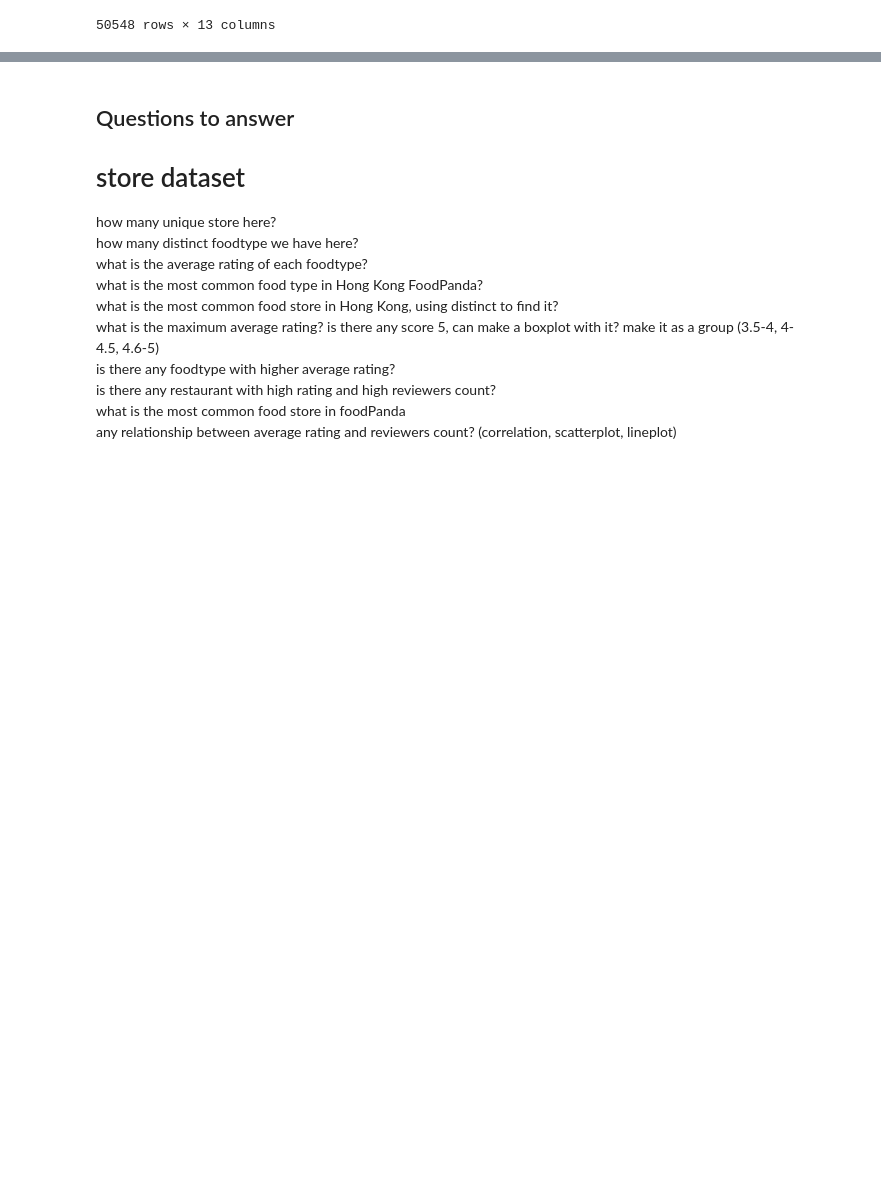
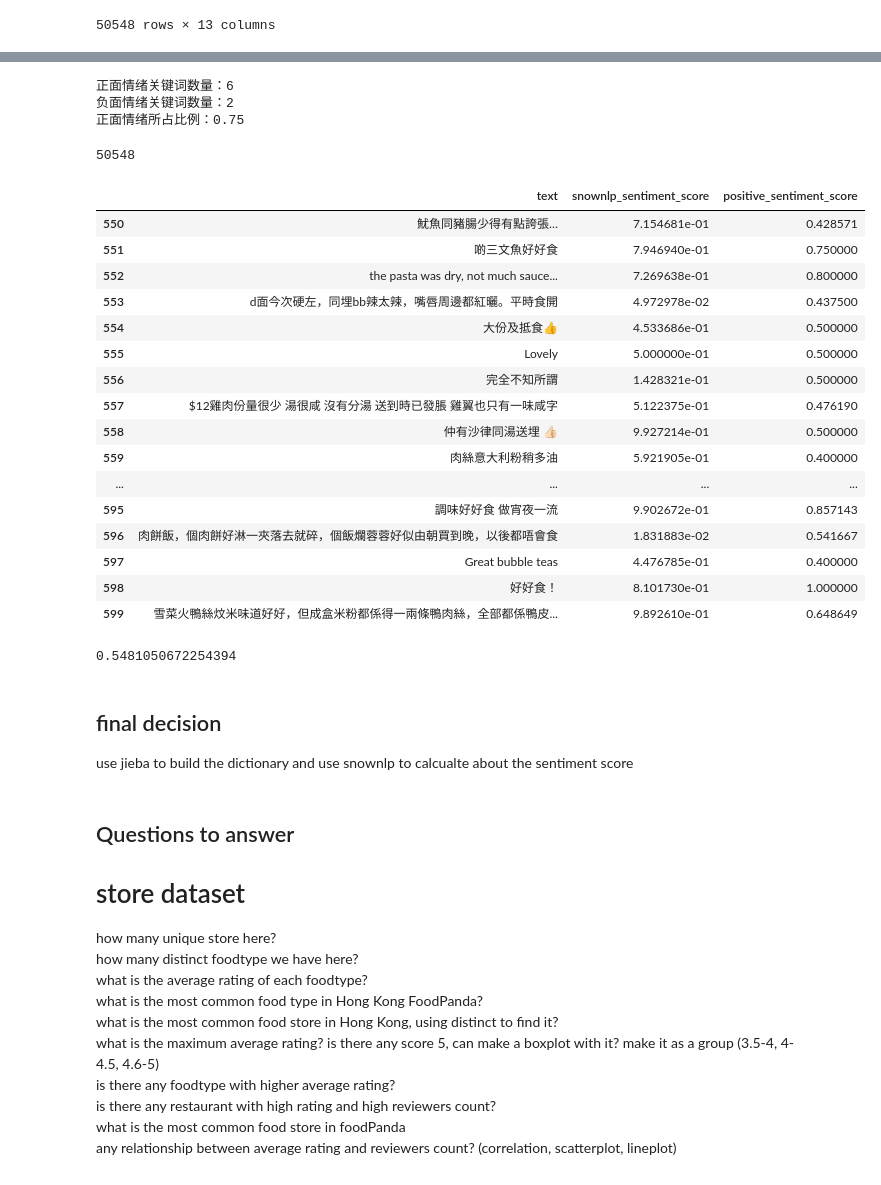
Before and after one commit to Marco-yeung/PersonalProjects, a Jupyter notebook: Python Project/foodpanda/Script 1 - foodpanda.ipynb, the cells around one changed output, grey strips where cells are left out. Drawn from its saved outputs; the diff is of its cells as text; code cells hidden in the pictures; blank space fills up the shorter version.

```diff
--- a/Python Project/foodpanda/Script 1 - foodpanda.ipynb
+++ b/Python Project/foodpanda/Script 1 - foodpanda.ipynb
@@ -188,0 +204,7 @@ reviews["sentiment"] = reviews.text.apply(get_sentiment_cn)
+# %%
+
+# analysis_words = [(word.word, word.flag) for word in seg.cut(text)]
+# analysis_words
+
+keywords_selected = [word.word for word in seg.cut(text)]
+keywords_selected
@@ -188,0 +258,14 @@ reviews["sentiment"] = reviews.text.apply(get_sentiment_cn)
+# %%
+# This is a string that is using the `format` method to insert the value of `pos_num` into the string.
+print('正面情绪关键词数量：{}'.format(pos_num))
+
+# This is a string that is using the `format` method to insert the value of `neg_num` into the string.
+print('负面情绪关键词数量：{}'.format(neg_num))
+
+# This is a string that is using the `format` method to insert the value of `pos_num` divided by the value of `pos_num`
+# plus the value of `neg_num` into the string.
+print('正面情绪所占比例：{}'.format(pos_num/(pos_num + neg_num)))
+# %% [output]
+正面情绪关键词数量：6
+负面情绪关键词数量：2
+正面情绪所占比例：0.75
@@ -188,0 +320,4 @@ reviews["sentiment"] = reviews.text.apply(get_sentiment_cn)
+# %%
+len(reviews)
+# %% [output]
+50548
@@ -189,3 +328,37 @@ reviews["sentiment"] = reviews.text.apply(get_sentiment_cn)
+# %%
+reviews[["text", "snownlp_sentiment_score","positive_sentiment_score"]].iloc[550:600]
+# difficulties
+# different type of food would have different texture, so hard is good but some tender is good, hot/cold
+# if have good and bad things, hard to determine
+# many local slang, would need more time to capture, e.g. CP值爆燈, 唔好食
+# some words before adjustments is not reasonable, like "好難食" would have score of 0.63, "難食" 0.5
+# emoji is affecting our score
+# %% [output]
+|  | text | snownlp_sentiment_score | positive_sentiment_score |
+| 550 | 魷魚同豬腸少得有點誇張… | 7.154681e-01 | 0.428571 |
+| 551 | 啲三文魚好好食 | 7.946940e-01 | 0.750000 |
+| 552 | the pasta was dry, not much sauce... | 7.269638e-01 | 0.800000 |
+| 553 | d面今次硬左，同埋bb辣太辣，嘴唇周邊都紅曬。平時食開 | 4.972978e-02 | 0.437500 |
+| 554 | 大份及抵食👍 | 4.533686e-01 | 0.500000 |
+| 555 | Lovely | 5.000000e-01 | 0.500000 |
+| 556 | 完全不知所謂 | 1.428321e-01 | 0.500000 |
+| 557 | $12雞肉份量很少 湯很咸 沒有分湯 送到時已發脹 雞翼也只有一味咸字 | 5.122375e-01 | 0.476190 |
+| 558 | 仲有沙律同湯送埋 👍🏻 | 9.927214e-01 | 0.500000 |
+| 559 | 肉絲意大利粉稍多油 | 5.921905e-01 | 0.400000 |
+| ... | ... | ... | ... |
+| 595 | 調味好好食 做宵夜一流 | 9.902672e-01 | 0.857143 |
+| 596 | 肉餅飯，個肉餅好淋一夾落去就碎，個飯爛蓉蓉好似由朝買到晚，以後都唔會食 | 1.831883e-02 | 0.541667 |
+| 597 | Great bubble teas | 4.476785e-01 | 0.400000 |
+| 598 | 好好食！ | 8.101730e-01 | 1.000000 |
+| 599 | 雪菜火鴨絲炆米味道好好，但成盒米粉都係得一兩條鴨肉絲，全部都係鴨皮... | 9.892610e-01 | 0.648649 |
+# %%
+word = "難吃"
+SnowNLP(word).sentiments
+# %% [output]
+0.5481050672254394
+# %% [markdown]
+## final decision
+use jieba to build the dictionary and use snownlp to calcualte about the sentiment score
 # %%
 reviews.columns = ["store_id",
                    "user_id",
```
Also changed, not shown: parts of 16 cells of this notebook.
